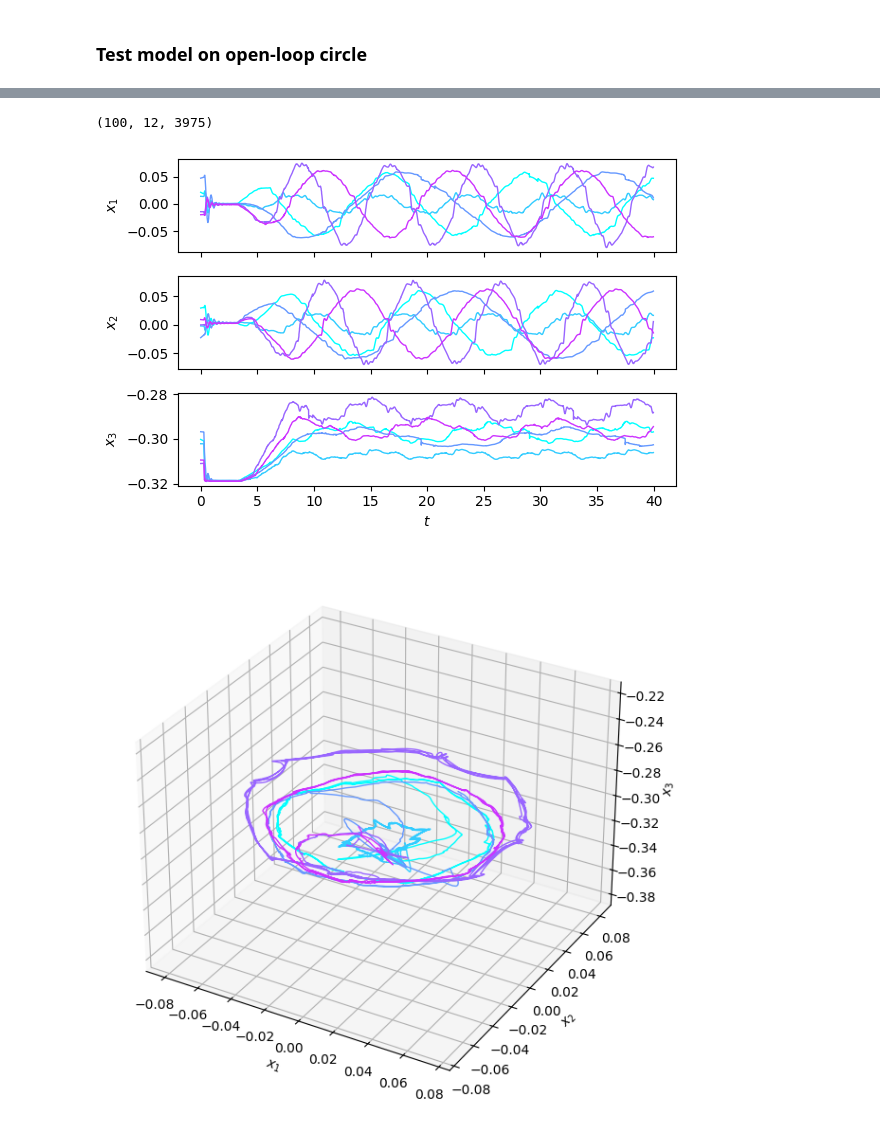
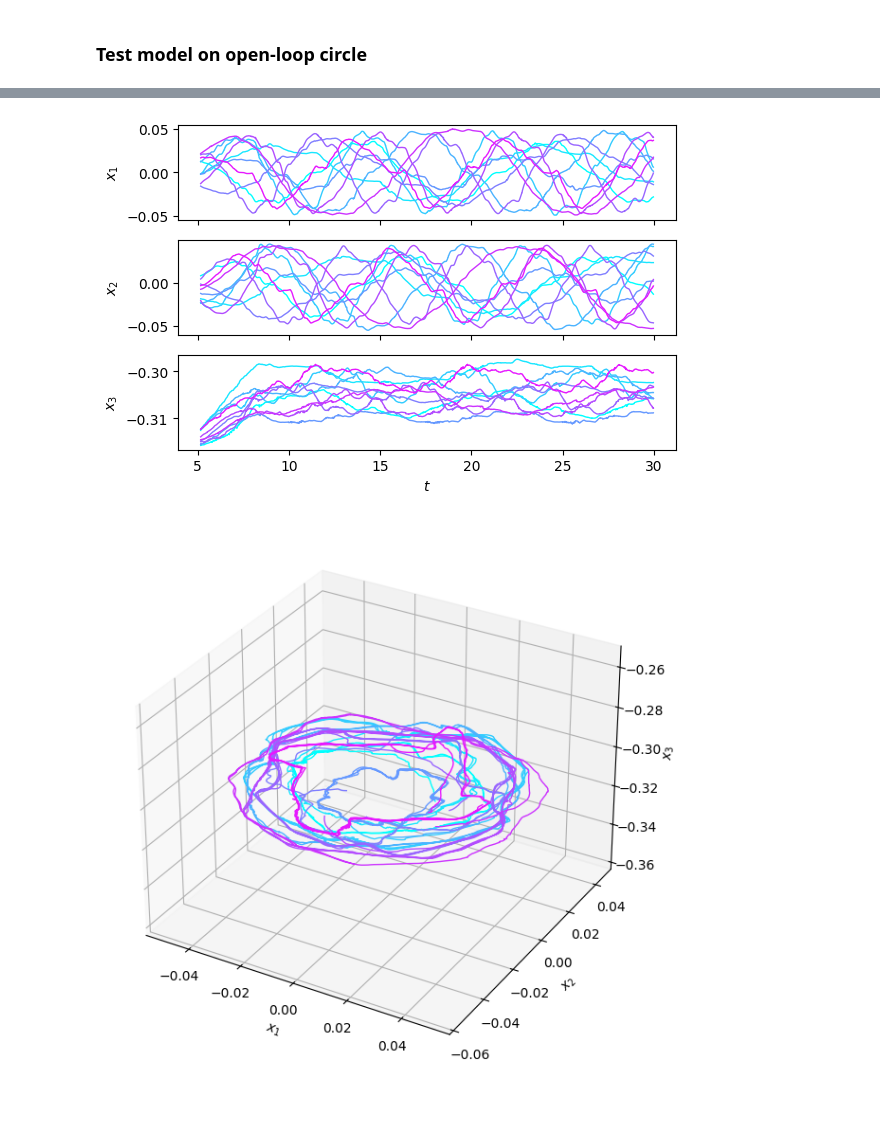
Before and after one commit to StanfordASL/trunk-stack, a Jupyter notebook: stack/main/scripts/fit_ssmr_opt.ipynb, the cells around one changed output, grey strips where cells are left out. Cells and saved outputs as stored; diff of their text form; code cells hidden in the pictures.

```diff
--- a/stack/main/scripts/fit_ssmr_opt.ipynb
+++ b/stack/main/scripts/fit_ssmr_opt.ipynb
@@ -151,7 +156,7 @@ def plot_trajectories_comparison(trajs_true, trajs_pred, plot_errors=True):
             ax_z.set_xlabel(('Time [s]'))
             plt.tight_layout()
 # %%
-def preprocess_trajectories(data_path, file_pattern="*.csv", filter_transition=False):
+def preprocess_trajectories(data_path, file_pattern="*.csv", filter_transition=False, extra_data_paths=None):
     """
     Preprocess trajectory data from CSV files.
 
@@ -163,6 +168,8 @@ def preprocess_trajectories(data_path, file_pattern="*.csv", filter_transition=F
         Pattern to match CSV files (default: "*.csv")
     filter_transition : bool
         If True, filter trajectories to only include data after controls go to zero
+    extra_data_paths : list of str
+        List of additional data paths to include in the preprocessing
 
     Returns:
     --------
@@ -180,6 +187,9 @@ def preprocess_trajectories(data_path, file_pattern="*.csv", filter_transition=F
 
     # Get all CSV files matching the pattern
     csv_files = glob.glob(os.path.join(data_path, file_pattern))
+    if extra_data_paths:
+        for extra_path in extra_data_paths:
+            csv_files.extend(glob.glob(os.path.join(extra_path, file_pattern)))
 
     trajectories = []
     controls = []
@@ -495,5 +507,5 @@ ssmr_opt.save_model(model_path)
 # %%
-data_path_circle_test = "../data/trajectories/controlled/real-1208-circle"  # circle (6 inputs)
+data_path_circle_test = "../data/trajectories/controlled/real-1608-circle"  # circle (6 inputs)
 
 circle_test_trajs, circle_controls, circle_time = preprocess_trajectories(data_path_circle_test, filter_transition=False)
 
@@ -518,12 +530,8 @@ Processed ../data/trajectories/controlled/real-1208-circle/20250812_145343_data_
 
 Successfully processed 100 trajectories
-# %%
-circle_trajs.shape
-# %% [output]
-(100, 12, 3975)
 # %%
-plot_trajectories(circle_trajs[:5, -3:], circle_tss[0, :])
+plot_trajectories(circle_trajs[:10, -3:, 500:], circle_tss[0, 500:])
 # %% [output]
-[figure, old version]
+[figure, new version]
-[figure, old version]
+[figure, new version]
 # %%
```
Also changed, not shown: parts of 18 cells of this notebook, 1 other file.
